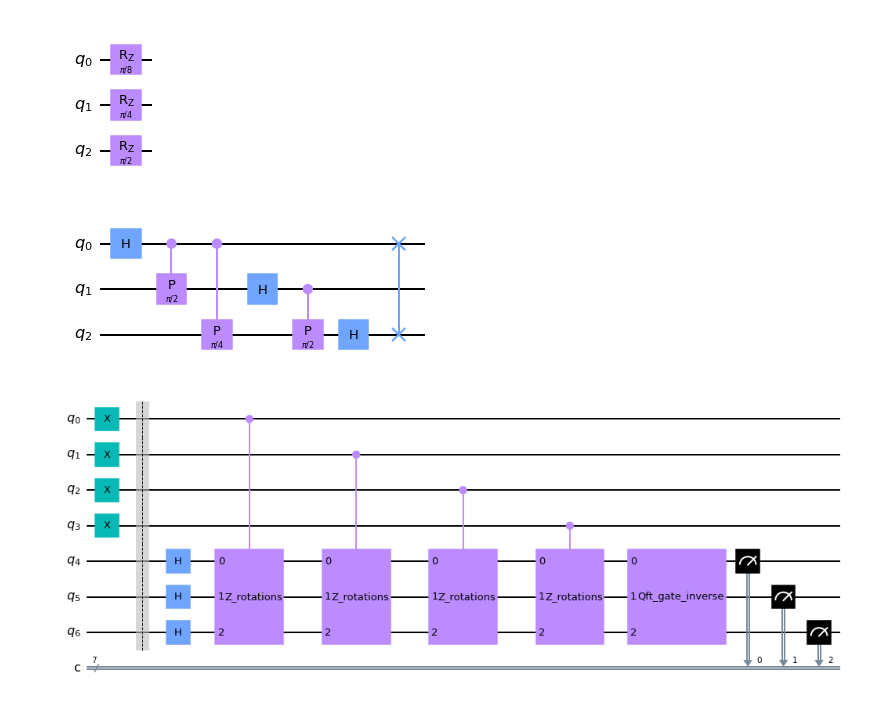
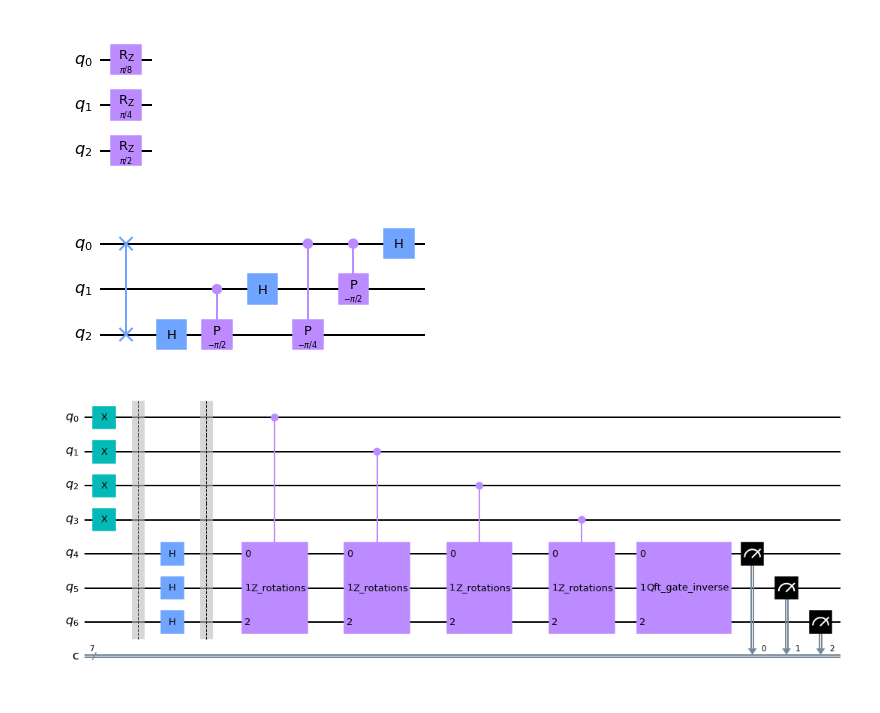
Before and after one commit to sergiomtzlosa/docker-qiskit, a Jupyter notebook: qiskit-jupyter/notebooks/count_numbers.ipynb, the cells around one changed output. Drawn from its saved outputs; the diff is of its cells as text; code cells hidden in the pictures.

```diff
--- a/qiskit-jupyter/notebooks/count_numbers.ipynb
+++ b/qiskit-jupyter/notebooks/count_numbers.ipynb
@@ -17,12 +17,12 @@ qc_rotations.draw(output="mpl")
 # %% [output]
 [figure]
 # %%
-qft_gate_inv = QFT(num_qubits=3, approximation_degree=0, do_swaps=True, inverse=False, insert_barriers=False, name='qft_gate_inverse')
+qft_gate_inv = QFT(num_qubits=3, approximation_degree=0, do_swaps=True, inverse=True, insert_barriers=False, name='qft_gate_inverse')
 qft_gate_inverse = qft_gate_inv.to_gate()
 
 qft_gate_inv.draw(output="mpl")
 # %% [output]
-[figure, old version]
+[figure, new version]
 # %%
 qc = QuantumCircuit(7, 7)
 qc.x(0)
@@ -30,35 +30,35 @@ qc.x(1)
 qc.x(2)
 qc.x(3)
 qc.barrier()
 qc.h(4)
 qc.h(5)
 qc.h(6)
 #qc.crz(math.pi/8,0,4)
 #qc.crz(math.pi/4,0,5)
 #qc.crz(math.pi/2,0,6)
 #qc.barrier()
 #qc.crz(math.pi/8,1,4)
 #qc.crz(math.pi/4,1,5)
 #qc.crz(math.pi/2,1,6)
 #qc.barrier()
 #qc.crz(math.pi/8,2,4)
 #qc.crz(math.pi/4,2,5)
 #qc.crz(math.pi/2,2,6)
 #qc.barrier()
 #qc.crz(math.pi/8,3,4)
 #qc.crz(math.pi/4,3,5)
 #qc.crz(math.pi/2,3,6)
-#qc.barrier()
+qc.barrier()
 qc.append(z_rotations_gate, [0,4,5,6])
 qc.append(z_rotations_gate, [1,4,5,6])
 qc.append(z_rotations_gate, [2,4,5,6])
 qc.append(z_rotations_gate, [3,4,5,6])
 qc.append(qft_gate_inverse, [4,5,6])
 qc.measure([4,5,6], [0,1,2])
 
 qc.draw(output="mpl")
 # %% [output]
-[figure, old version]
+[figure, new version]
 # %%
 # simulators
 qasm_sim = qiskit.Aer.get_backend("qasm_simulator")
```
Also changed, not shown: parts of 3 cells of this notebook.
